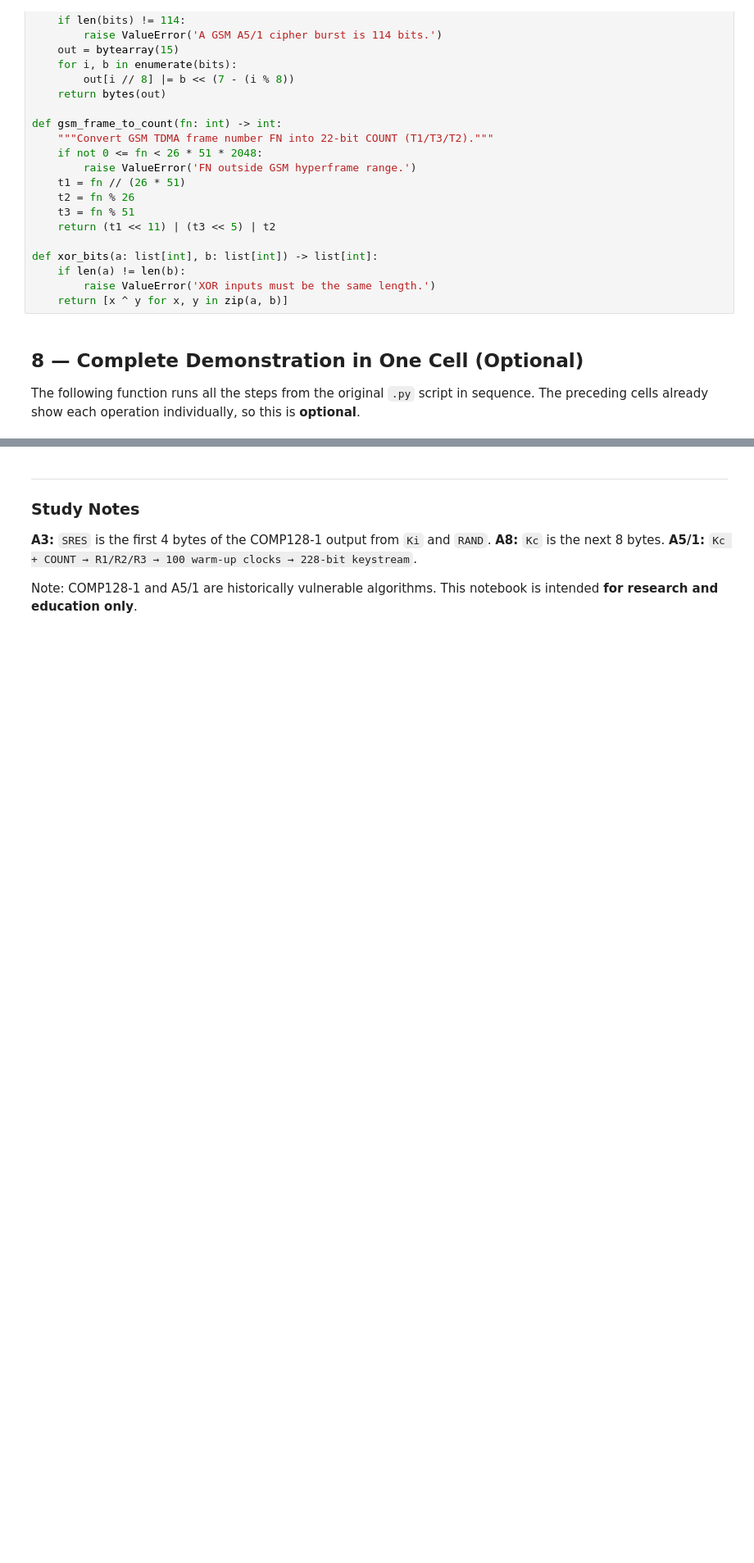
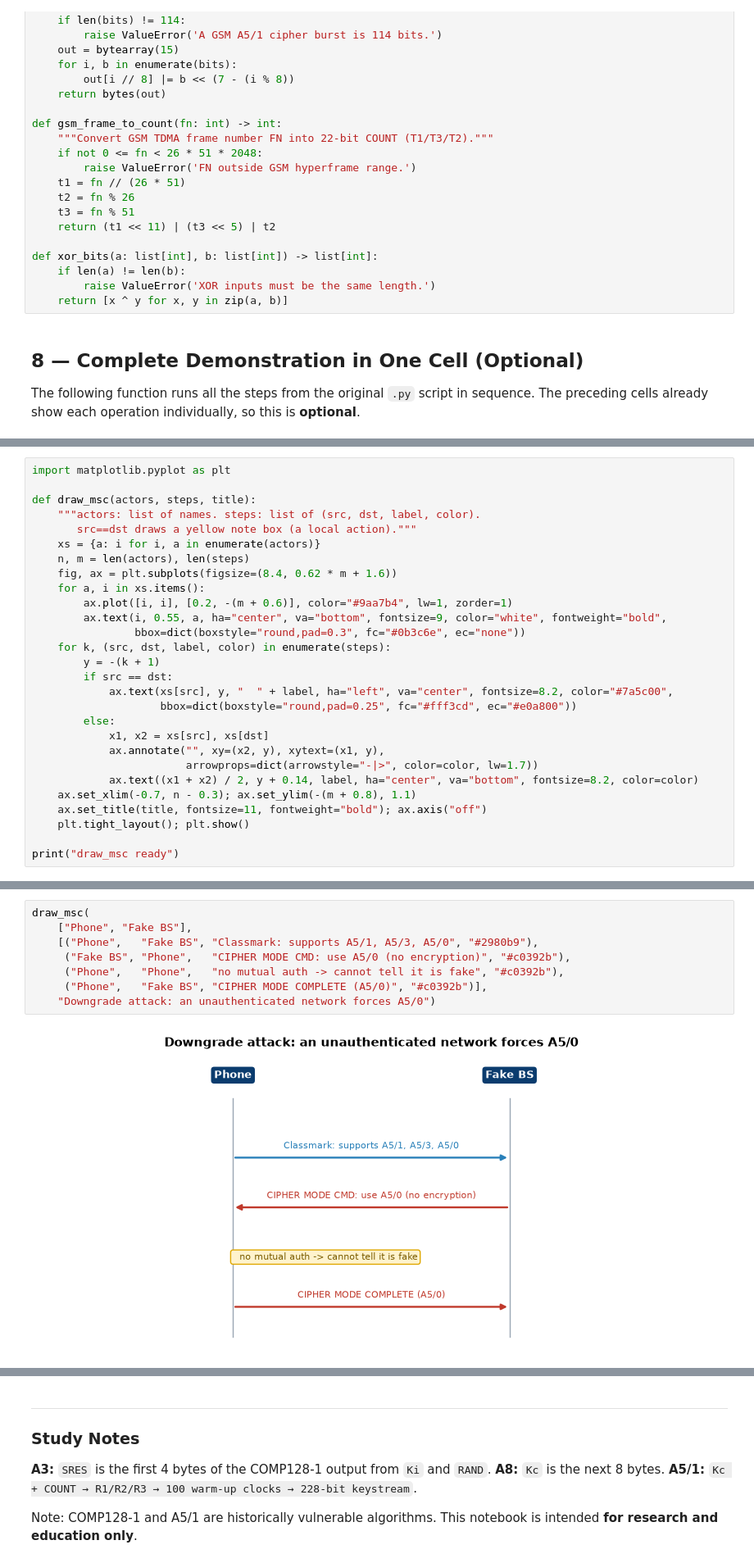
Before and after one commit to elifdiltemiz/MSsecurity, a Jupyter notebook: GSM/Notebook2.ipynb, the cells around one changed output, grey strips where cells are left out. Shown at 82% size. Saved outputs shown, nothing was run; the diff lists cells and outputs as text; blank space fills up the shorter version.

```diff
--- a/GSM/Notebook2.ipynb
+++ b/GSM/Notebook2.ipynb
@@ -529,0 +534,28 @@ This does NOT transmit over real GSM or implement a complete GSM stack.
+# %%
+import matplotlib.pyplot as plt
+
+def draw_msc(actors, steps, title):
+    """actors: list of names. steps: list of (src, dst, label, color).
+       src==dst draws a yellow note box (a local action)."""
+    xs = {a: i for i, a in enumerate(actors)}
+    n, m = len(actors), len(steps)
+    fig, ax = plt.subplots(figsize=(8.4, 0.62 * m + 1.6))
+    for a, i in xs.items():
+        ax.plot([i, i], [0.2, -(m + 0.6)], color="#9aa7b4", lw=1, zorder=1)
+        ax.text(i, 0.55, a, ha="center", va="bottom", fontsize=9, color="white", fontweight="bold",
+                bbox=dict(boxstyle="round,pad=0.3", fc="#0b3c6e", ec="none"))
+    for k, (src, dst, label, color) in enumerate(steps):
+        y = -(k + 1)
+        if src == dst:
+            ax.text(xs[src], y, "  " + label, ha="left", va="center", fontsize=8.2, color="#7a5c00",
+                    bbox=dict(boxstyle="round,pad=0.25", fc="#fff3cd", ec="#e0a800"))
+        else:
+            x1, x2 = xs[src], xs[dst]
+            ax.annotate("", xy=(x2, y), xytext=(x1, y),
+                        arrowprops=dict(arrowstyle="-|>", color=color, lw=1.7))
+            ax.text((x1 + x2) / 2, y + 0.14, label, ha="center", va="bottom", fontsize=8.2, color=color)
+    ax.set_xlim(-0.7, n - 0.3); ax.set_ylim(-(m + 0.8), 1.1)
+    ax.set_title(title, fontsize=11, fontweight="bold"); ax.axis("off")
+    plt.tight_layout(); plt.show()
+
+print("draw_msc ready")
@@ -529,0 +570,10 @@ This does NOT transmit over real GSM or implement a complete GSM stack.
+# %%
+draw_msc(
+    ["Phone", "Fake BS"],
+    [("Phone",   "Fake BS", "Classmark: supports A5/1, A5/3, A5/0", "#2980b9"),
+     ("Fake BS", "Phone",   "CIPHER MODE CMD: use A5/0 (no encryption)", "#c0392b"),
+     ("Phone",   "Phone",   "no mutual auth -> cannot tell it is fake", "#c0392b"),
+     ("Phone",   "Fake BS", "CIPHER MODE COMPLETE (A5/0)", "#c0392b")],
+    "Downgrade attack: an unauthenticated network forces A5/0")
+# %% [output]
+[figure, added]
```
Also changed, not shown: parts of 15 cells of this notebook.
